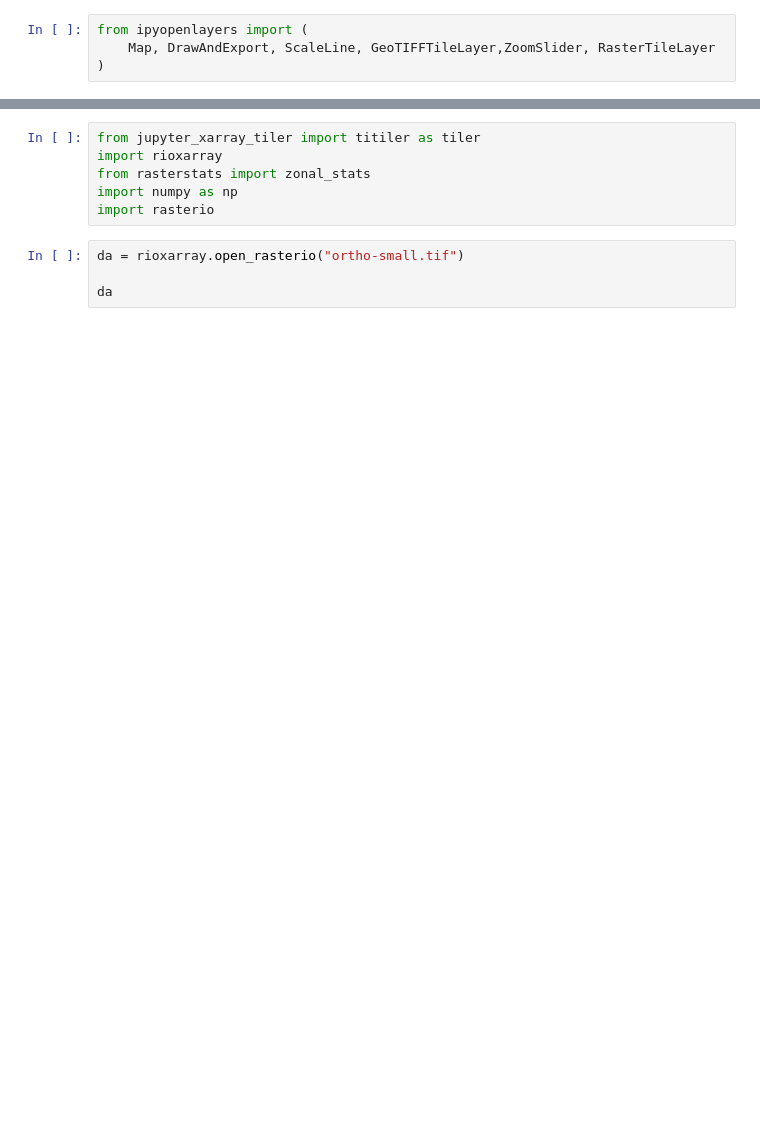
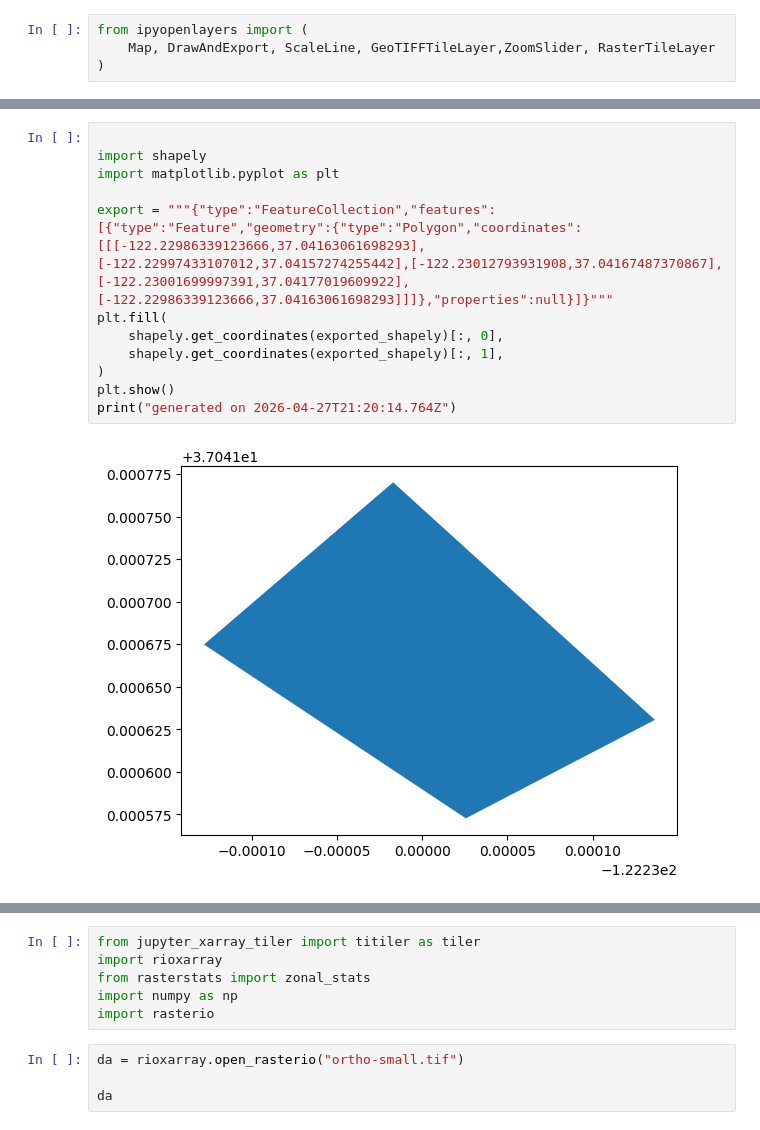
Before and after one commit to geojupyter/prototype-map2cell-ipyopenlayers, a Jupyter notebook: examples/DrawAndExport.ipynb, the cells around one changed output, grey strips where cells are left out. Drawn from its saved outputs; the diff is of its cells as text; blank space fills up the shorter version.

```diff
--- a/examples/DrawAndExport.ipynb
+++ b/examples/DrawAndExport.ipynb
@@ -9,0 +12,14 @@ m
+# %%
+
+import shapely
+import matplotlib.pyplot as plt
+
+export = """{"type":"FeatureCollection","features":[{"type":"Feature","geometry":{"type":"Polygon","coordinates":[[[-122.22986339123666,37.04163061698293],[-122.22997433107012,37.04157274255442],[-122.23012793931908,37.04167487370867],[-122.23001699997391,37.04177019609922],[-122.22986339123666,37.04163061698293]]]},"properties":null}]}"""
+plt.fill(
+    shapely.get_coordinates(exported_shapely)[:, 0],
+    shapely.get_coordinates(exported_shapely)[:, 1],
+)
+plt.show()
+print("generated on 2026-04-27T21:20:14.764Z")
+# %% [output]
+[figure, added]
```
Also changed, not shown: parts of 6 cells of this notebook, 1 other file.
